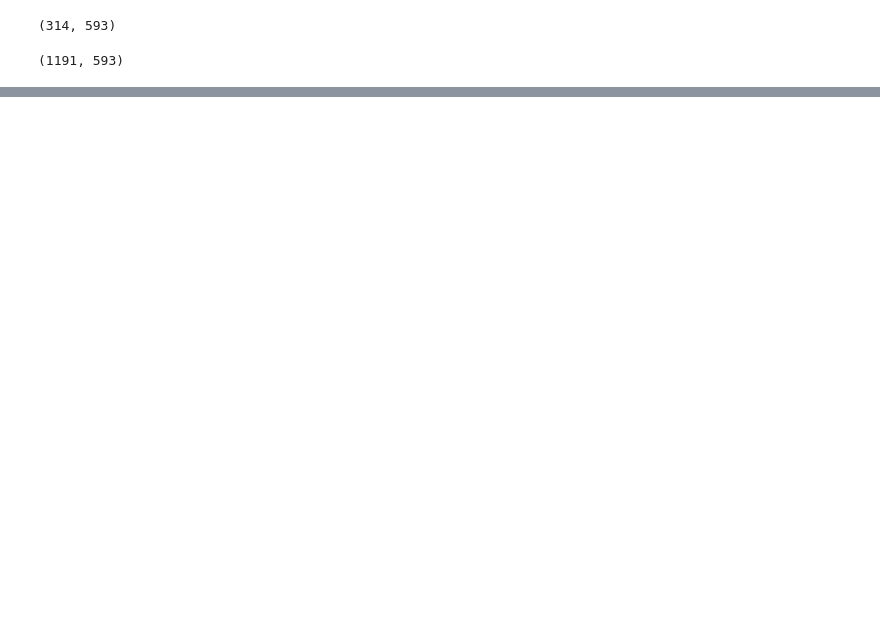
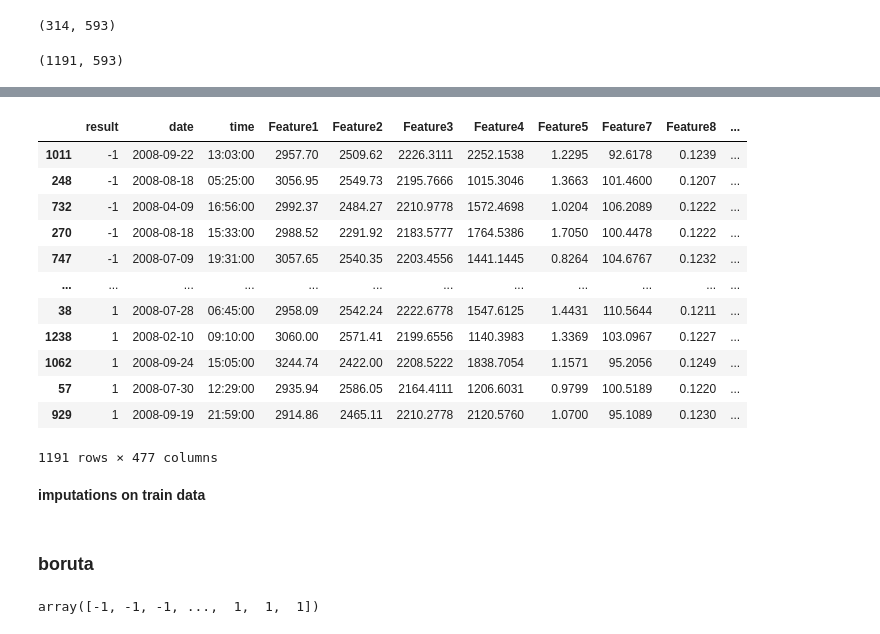
Before and after one commit to Himanshu-Dharma/secom_mpmd, a Jupyter notebook: Secom_Presentation2_Himanshu.ipynb, the cells around one changed output, grey strips where cells are left out. Saved outputs shown, nothing was run; the diff lists cells and outputs as text; code cells hidden in the pictures; blank space fills up the shorter version.

Commit message:
With boruta

```diff
--- a/Secom_Presentation2_Himanshu.ipynb
+++ b/Secom_Presentation2_Himanshu.ipynb
@@ -167 +173,6 @@ def remove_na(X):
+# %%
+# select columns having constant values
+
+def remove_constant_value_features(X):
+    return [e for e in X.columns if X[e].nunique() == 1]
 # %% [markdown]
@@ -192,0 +226,22 @@ train_drop_na.shape
+# %%
+# Remove featues with constant values
+
+constant_value_colummns = remove_constant_value_features(train_data)
+
+new_df_columns = [e for e in train_data.columns if e not in constant_value_colummns]
+new_df_train = train_data[new_df_columns]
+new_df_train
+# %% [output]
+|  | result | date | time | Feature1 | Feature2 | Feature3 | Feature4 | Feature5 | Feature7 | Feature8 | ... |
+| 1011 | -1 | 2008-09-22 | 13:03:00 | 2957.70 | 2509.62 | 2226.3111 | 2252.1538 | 1.2295 | 92.6178 | 0.1239 | ... |
+| 248 | -1 | 2008-08-18 | 05:25:00 | 3056.95 | 2549.73 | 2195.7666 | 1015.3046 | 1.3663 | 101.4600 | 0.1207 | ... |
+| 732 | -1 | 2008-04-09 | 16:56:00 | 2992.37 | 2484.27 | 2210.9778 | 1572.4698 | 1.0204 | 106.2089 | 0.1222 | ... |
+| 270 | -1 | 2008-08-18 | 15:33:00 | 2988.52 | 2291.92 | 2183.5777 | 1764.5386 | 1.7050 | 100.4478 | 0.1222 | ... |
+| 747 | -1 | 2008-07-09 | 19:31:00 | 3057.65 | 2540.35 | 2203.4556 | 1441.1445 | 0.8264 | 104.6767 | 0.1232 | ... |
+| ... | ... | ... | ... | ... | ... | ... | ... | ... | ... | ... | ... |
+| 38 | 1 | 2008-07-28 | 06:45:00 | 2958.09 | 2542.24 | 2222.6778 | 1547.6125 | 1.4431 | 110.5644 | 0.1211 | ... |
+| 1238 | 1 | 2008-02-10 | 09:10:00 | 3060.00 | 2571.41 | 2199.6556 | 1140.3983 | 1.3369 | 103.0967 | 0.1227 | ... |
+| 1062 | 1 | 2008-09-24 | 15:05:00 | 3244.74 | 2422.00 | 2208.5222 | 1838.7054 | 1.1571 | 95.2056 | 0.1249 | ... |
+| 57 | 1 | 2008-07-30 | 12:29:00 | 2935.94 | 2586.05 | 2164.4111 | 1206.6031 | 0.9799 | 100.5189 | 0.1220 | ... |
+| 929 | 1 | 2008-09-19 | 21:59:00 | 2914.86 | 2465.11 | 2210.2778 | 2120.5760 | 1.0700 | 95.1089 | 0.1230 | ... |
+1191 rows × 477 columns
@@ -192,0 +253,2 @@ train_drop_na.shape
+# %% [markdown]
+**imputations on train data**
@@ -192,0 +257,7 @@ train_drop_na.shape
+# %% [markdown]
+### boruta
+# %%
+y_train = train_data['result'].values
+y_train
+# %% [output]
+array([-1, -1, -1, ...,  1,  1,  1])
```
Also changed, not shown: parts of 21 cells of this notebook.
